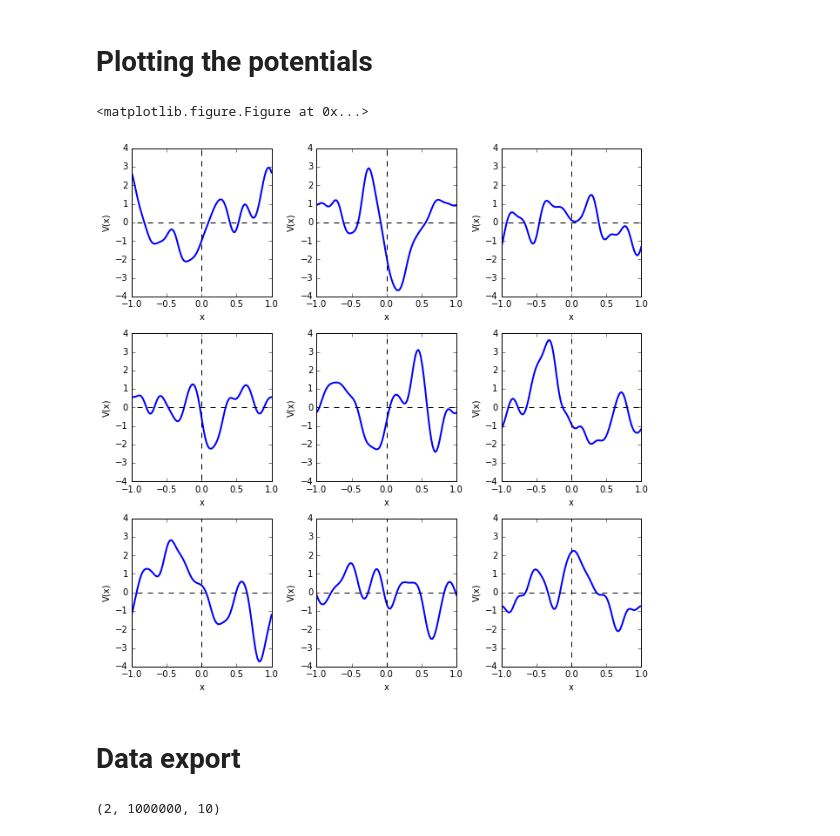
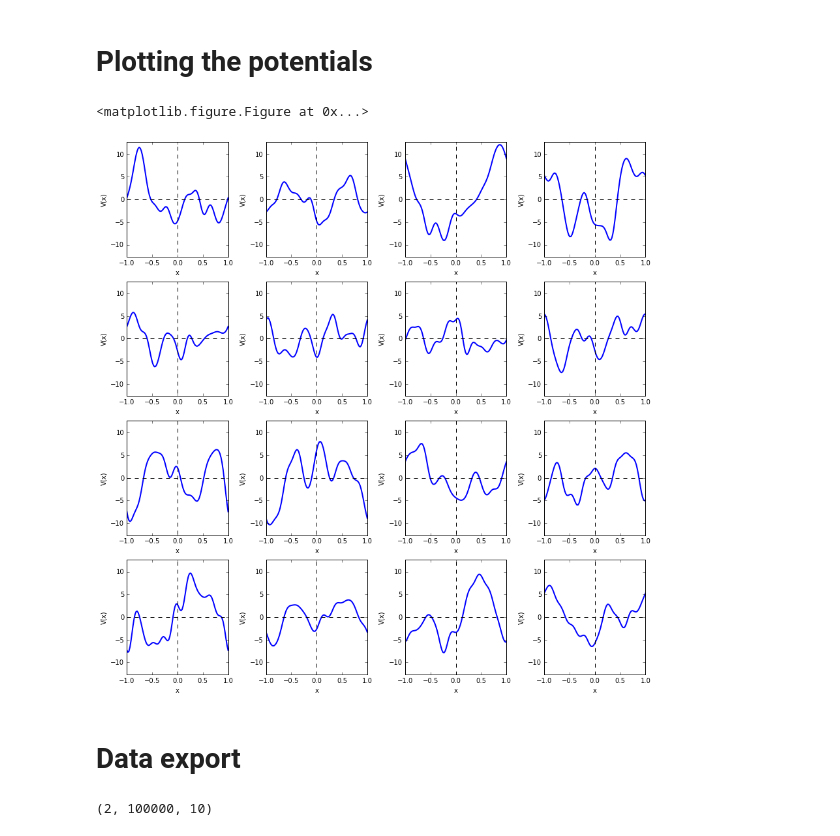
Before and after one commit to dhudsmith/qmnnet, a Jupyter notebook: potentials.ipynb, the cells around one changed output. Saved outputs shown, nothing was run; the diff lists cells and outputs as text; code cells hidden in the pictures.

```diff
--- a/potentials.ipynb
+++ b/potentials.ipynb
@@ -24,14 +24,14 @@ from numpy.polynomial.legendre import legval
 import pprint
 
 # Number of potentials:
-NV = int(1E6)
+NV = int(1E5)
 # Number of basis states:
 NB = 10
 ns = np.arange(1, NB+1)
 # lambda (variance of Legendre coefficients):
 lam = 0.75
 # The variance of the n=0 legendre coefficient V_0:
-V20 = 1
+V20 = 10
 
 # Output file:
 filepath = "./Data/potentials_NV" + str(NV) + "_NB" + str(NB) + "_lam" + str(lam) + "_V20" + str(V20)
@@ -106,30 +106,30 @@ VCs = VC(ns,xs)
 
 Vgrid = np.dot(VSns,VSs) + np.dot(VCns,VCs)
 # %%
-nrows =
-ncols = 3
+nrows = 4
+ncols = 4
 nplot = nrows * ncols
 Vints = randint(0,NV, nplot)
 Vplot = Vgrid[Vints,::]
 
 plt.clf()
 fig, axes = plt.subplots(nrows = nrows, ncols = ncols)
 fig.set_size_inches(3*ncols,3*nrows)
 subax = axes.flat
 
 for i in range(0,nplot):
         subax[i].plot(xs, Vplot[i], linewidth = 2)
         subax[i].axhline(y=0,xmin=-1,xmax=1, linestyle='dashed' ,color = 'k')
         subax[i].axvline(x=0,ymin=-10,ymax=10, linestyle='dashed' ,color = 'k')
         subax[i].set_xlabel("x")
         subax[i].set_ylabel("V(x)")
-        subax[i].set_ylim((-4,4))
+        subax[i].set_ylim((-4*np.sqrt(V20),4*np.sqrt(V20)))
 
 plt.tight_layout()
 plt.show()
 # %% [output]
 <matplotlib.figure.Figure at 0x...>
-[figure, old version]
+[figure, new version]
 # %% [markdown]
 # Data export
 # %%
@@ -137,4 +137,4 @@ Vns = np.asarray([VSns,VCns])
 print(np.shape(Vns))
 np.save(filepath, Vns)
 # %% [output]
-(2, 1000000, 10)
+(2, 100000, 10)
```
Also changed, not shown: parts of 3 cells of this notebook, 2 other files.
